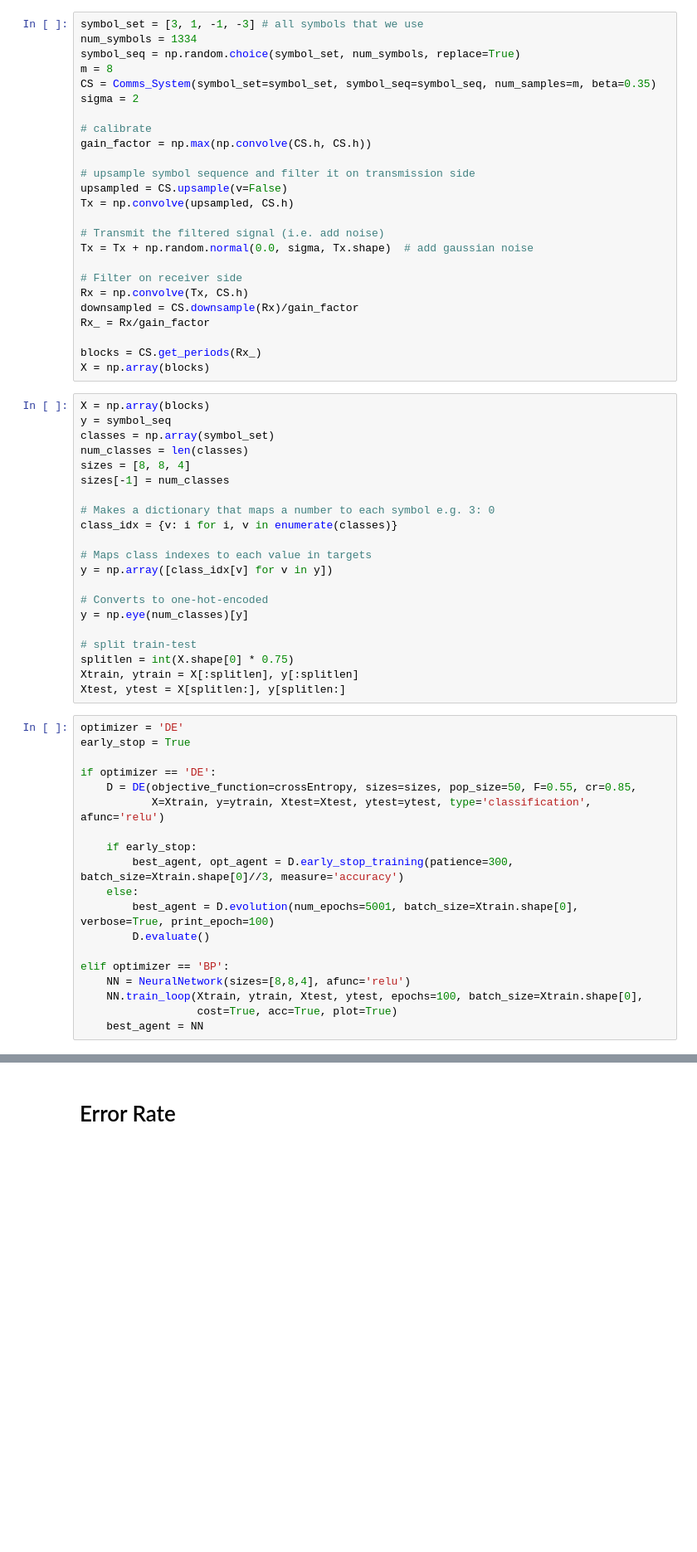
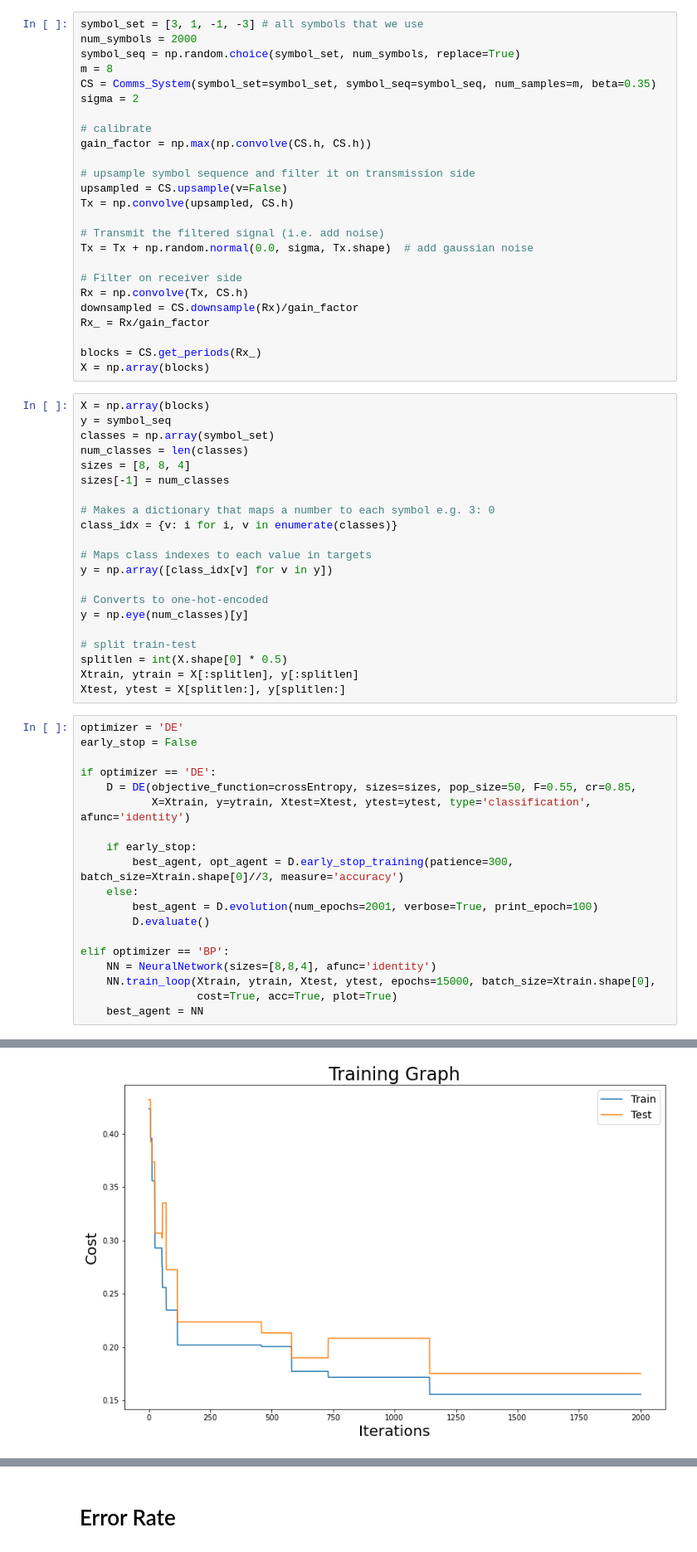
Before and after one commit to FaxMan1/Master-Thesis, a Jupyter notebook: Jupyter/BlockDecisionMaker.ipynb, the cells around one changed output, grey strips where cells are left out. Shown at 83% size. Cells and saved outputs as stored; diff of their text form; blank space fills up the shorter version.

```diff
--- a/Jupyter/BlockDecisionMaker.ipynb
+++ b/Jupyter/BlockDecisionMaker.ipynb
@@ -13,7 +12,7 @@ import matplotlib.pyplot as plt
 import scipy.stats
 # %%
 symbol_set = [3, 1, -1, -3] # all symbols that we use
-num_symbols = 1334
+num_symbols = 2000
 symbol_seq = np.random.choice(symbol_set, num_symbols, replace=True)
 m = 8
 CS = Comms_System(symbol_set=symbol_set, symbol_seq=symbol_seq, num_samples=m, beta=0.35)
@@ -54,25 +53,26 @@ y = np.array([class_idx[v] for v in y])
 y = np.eye(num_classes)[y]
 
 # split train-test
-splitlen = int(X.shape[0] * 0.75)
+splitlen = int(X.shape[0] * 0.5)
 Xtrain, ytrain = X[:splitlen], y[:splitlen]
 Xtest, ytest = X[splitlen:], y[splitlen:]
 # %%
 optimizer = 'DE'
-early_stop = True
+early_stop = False
 
 if optimizer == 'DE':
     D = DE(objective_function=crossEntropy, sizes=sizes, pop_size=50, F=0.55, cr=0.85,
-           X=Xtrain, y=ytrain, Xtest=Xtest, ytest=ytest, type='classification', afunc='relu')
+           X=Xtrain, y=ytrain, Xtest=Xtest, ytest=ytest, type='classification', afunc='identity')
 
     if early_stop:
         best_agent, opt_agent = D.early_stop_training(patience=300, batch_size=Xtrain.shape[0]//3, measure='accuracy')
     else:
-        best_agent = D.evolution(num_epochs=5001, batch_size=Xtrain.shape[0], verbose=True, print_epoch=100)
+        best_agent = D.evolution(num_epochs=2001, verbose=True, print_epoch=100)
         D.evaluate()
 
 elif optimizer == 'BP':
-    NN = NeuralNetwork(sizes=[8,8,4], afunc='relu')
-    NN.train_loop(Xtrain, ytrain, Xtest, ytest, epochs=100, batch_size=Xtrain.shape[0],
+    NN = NeuralNetwork(sizes=[8,8,4], afunc='identity')
+    NN.train_loop(Xtrain, ytrain, Xtest, ytest, epochs=15000, batch_size=Xtrain.shape[0],
                   cost=True, acc=True, plot=True)
     best_agent = NN
+# %% [output]
@@ -78,0 +96 @@ elif optimizer == 'BP':
+[figure, added]
```
Also changed, not shown: parts of 6 cells of this notebook, 4 other files.
